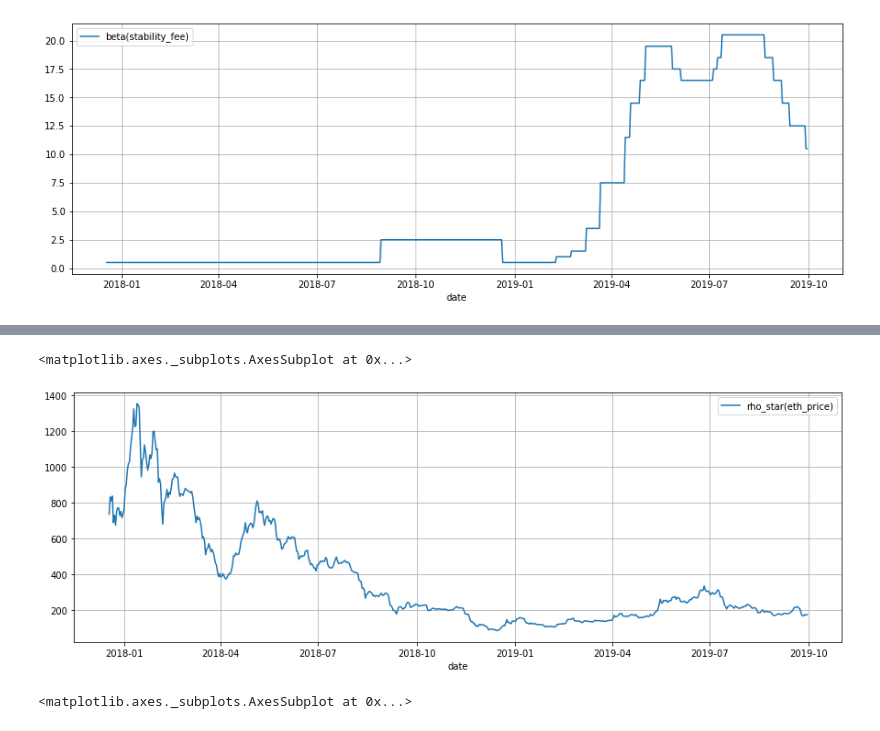
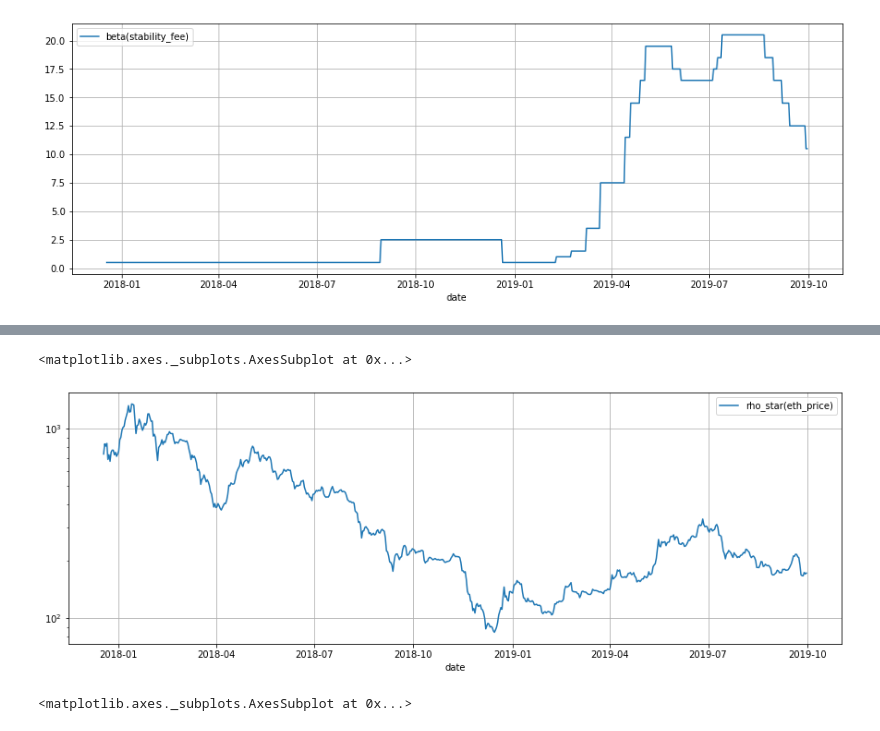
Before and after one commit to reflexer-labs/reflexer-digital-twin, a Jupyter notebook: data/debt_price_estimator.ipynb, the cells around one changed output, grey strips where cells are left out. Saved outputs shown, nothing was run; the diff lists cells and outputs as text; code cells hidden in the pictures.

```diff
--- a/data/debt_price_estimator.ipynb
+++ b/data/debt_price_estimator.ipynb
@@ -210,6 +210,15 @@ debt_price_df['D_2'] = d2
 debt_price_df['D'] = debt_price_df['D_1'] + debt_price_df['D_2']
 debt_price_df['C_star'] = debt_price_df['Q(eth_locked)'] * debt_price_df['rho_star(eth_price)']
 debt_price_df['p_star'] = 1
+
+import numpy as np
+def ExpMovingAverage(values, window):
+    weights = np.exp(np.linspace(-1., 0., window))
+    weights /= weights.sum()
+    a =  np.convolve(values, weights, mode='full')[:len(values)]
+    a[:window] = a[window]
+    return a
+debt_price_df['ema_p(dai_price)'] = pd.Series(ExpMovingAverage(debt_price_df['p(dai_price)'], 10), index=debt_price_df.index)
 # %% [markdown]
 # Debt Price Heuristic - option 1
 
@@ -327,8 +346,8 @@ debt_price_df.plot(y = ['p(dai_price)'], figsize=(15,5), grid=True)
 # %%
-debt_price_df.plot(y = ['rho_star(eth_price)'], figsize=(15,5), grid=True)
+debt_price_df.plot(y = ['rho_star(eth_price)'], figsize=(15,5), grid=True, logy=True)
 # %% [output]
 <matplotlib.axes._subplots.AxesSubplot at 0x...>
-[figure, old version]
+[figure, new version]
 # %%
 debt_price_df.plot(y = ['Q(eth_locked)'], figsize=(15,5), grid=True)
 # %% [output]
```
Also changed, not shown: parts of 3 cells of this notebook.
